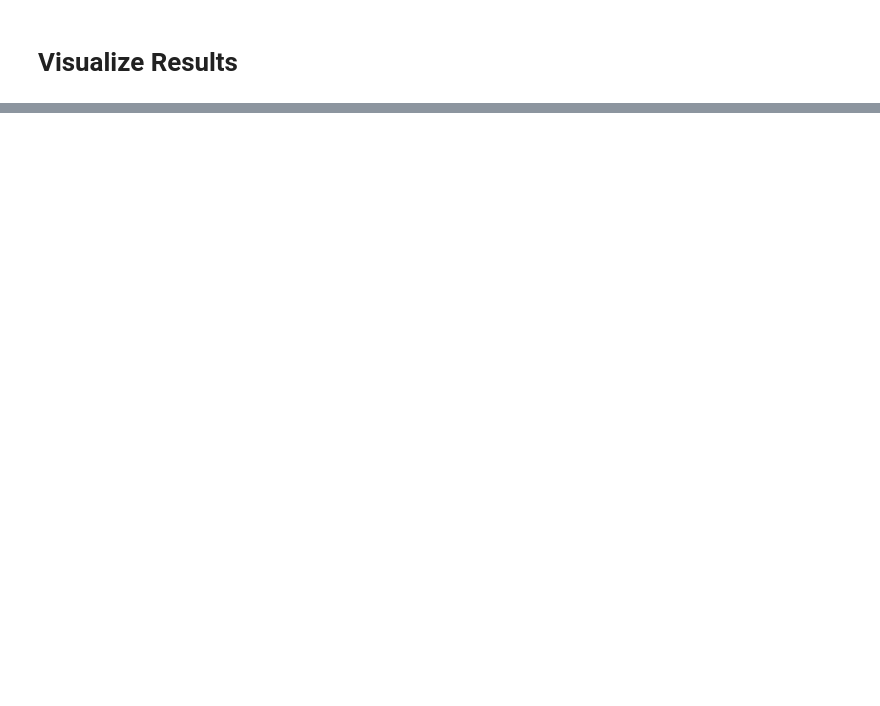
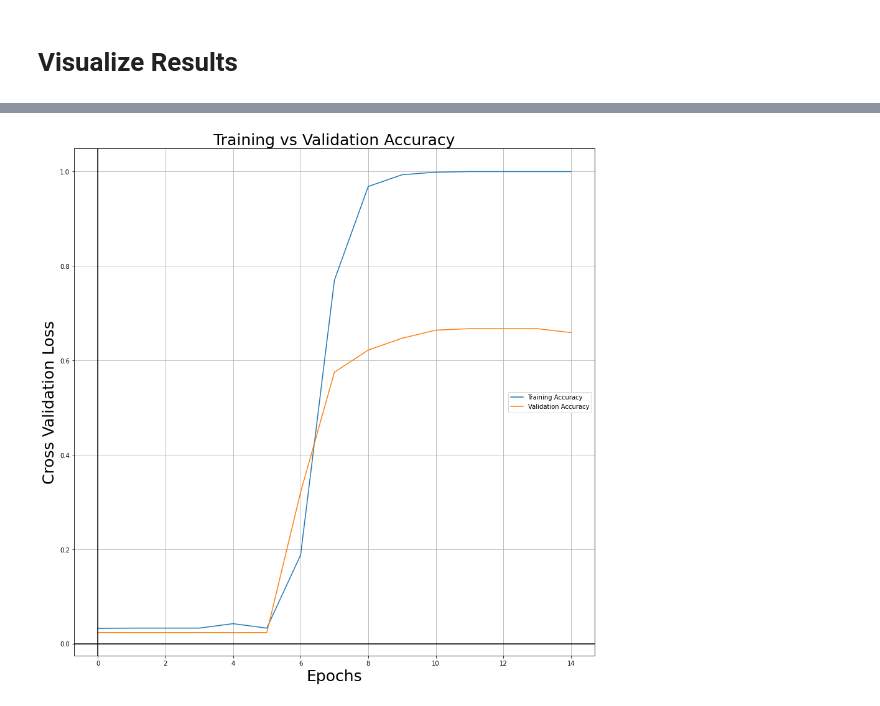
Before and after one commit to AnukoolPurohit/NMA-HandWriting-BCI, a Jupyter notebook: nbs/04_Databunch_and_Trainer.ipynb, the cells around one changed output, grey strips where cells are left out. Drawn from its saved outputs; the diff is of its cells as text; code cells hidden in the pictures; blank space fills up the shorter version.

Commit message:
refactor: metrics, logger and trainer

```diff
--- a/nbs/04_Databunch_and_Trainer.ipynb
+++ b/nbs/04_Databunch_and_Trainer.ipynb
@@ -126,0 +83,4 @@ trainer.logger.valid_metrics.accuracy.metric
+# %%
+trainer.logger.plot("accuracy")
+# %% [output]
+[figure, added]
```
Also changed, not shown: parts of 9 cells of this notebook, 4 other files.
